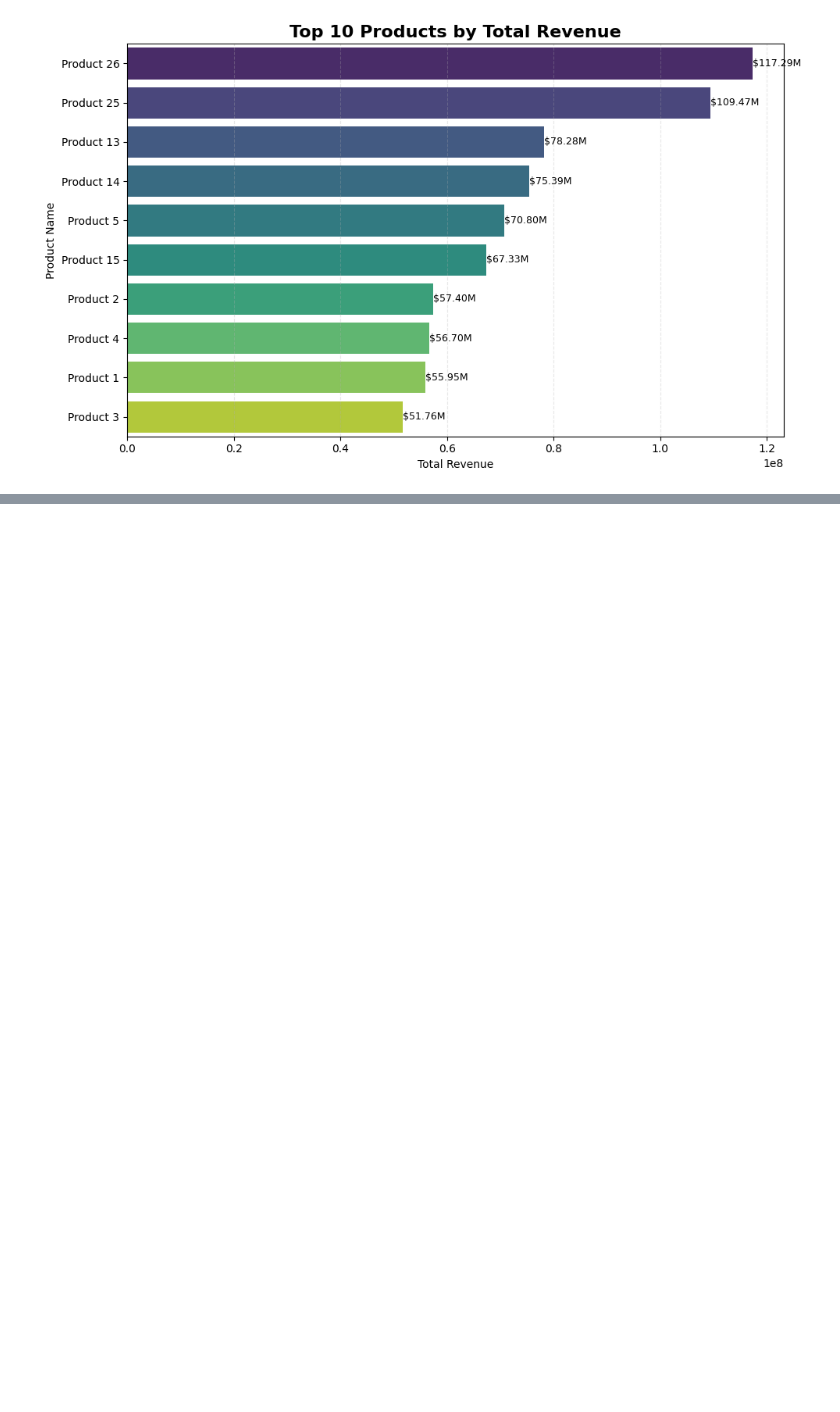
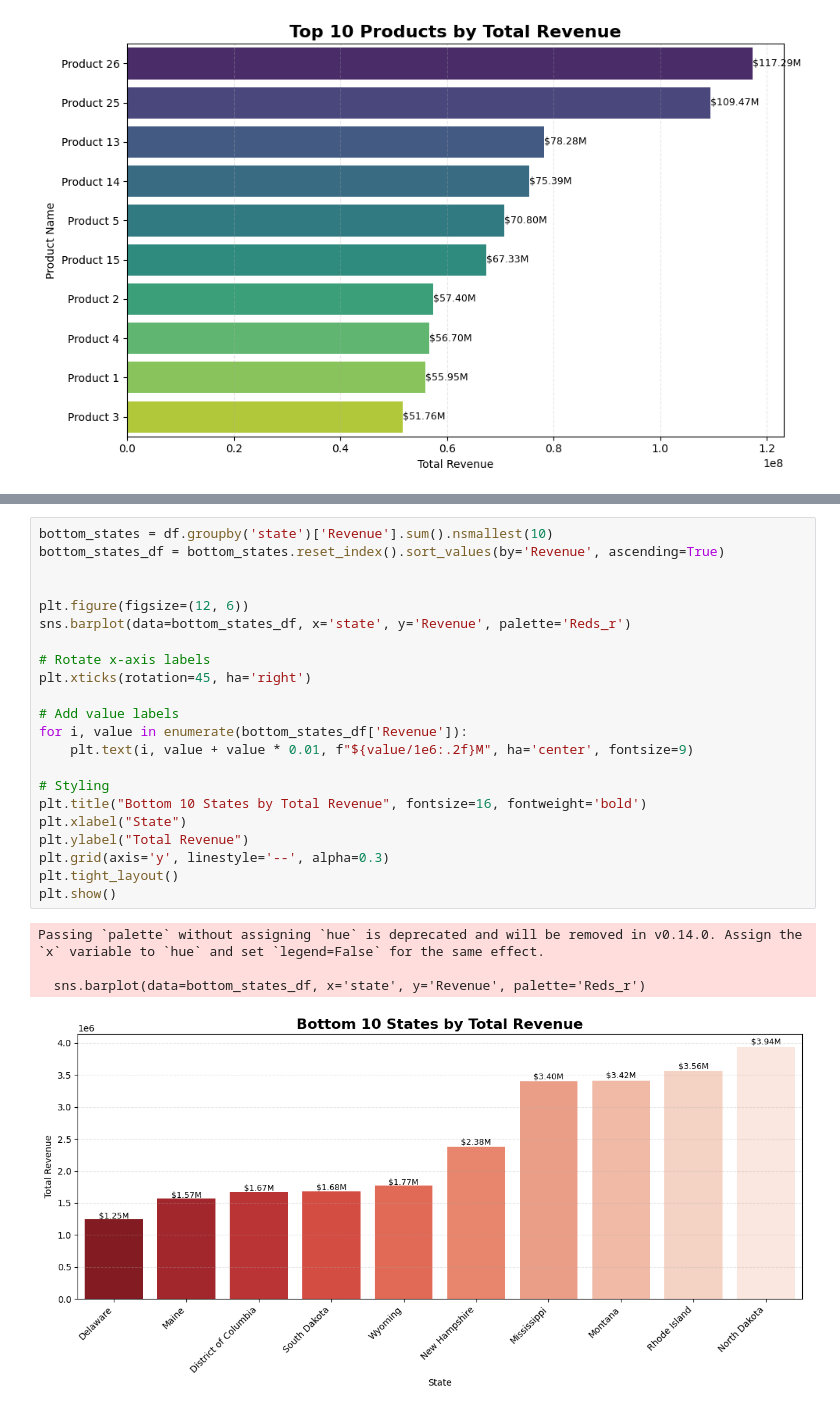
Before and after one commit to Shubham01-T/Sales_Data_Analysis-, a Jupyter notebook: Sales_Data_Analysis.ipynb, the cells around one changed output, grey strips where cells are left out. Drawn from its saved outputs; the diff is of its cells as text; blank space fills up the shorter version.

```diff
--- a/Sales_Data_Analysis.ipynb
+++ b/Sales_Data_Analysis.ipynb
@@ -488,0 +583,27 @@ Passing `palette` without assigning `hue` is deprecated and will be removed in v
+# %%
+bottom_states = df.groupby('state')['Revenue'].sum().nsmallest(10)
+bottom_states_df = bottom_states.reset_index().sort_values(by='Revenue', ascending=True)
+
+
+plt.figure(figsize=(12, 6))
+sns.barplot(data=bottom_states_df, x='state', y='Revenue', palette='Reds_r')
+
+# Rotate x-axis labels
+plt.xticks(rotation=45, ha='right')
+
+# Add value labels
+for i, value in enumerate(bottom_states_df['Revenue']):
+    plt.text(i, value + value * 0.01, f"${value/1e6:.2f}M", ha='center', fontsize=9)
+
+# Styling
+plt.title("Bottom 10 States by Total Revenue", fontsize=16, fontweight='bold')
+plt.xlabel("State")
+plt.ylabel("Total Revenue")
+plt.grid(axis='y', linestyle='--', alpha=0.3)
+plt.tight_layout()
+plt.show()
+# %% [output]
+Passing `palette` without assigning `hue` is deprecated and will be removed in v0.14.0. Assign the `x` variable to `hue` and set `legend=False` for the same effect.
+
+  sns.barplot(data=bottom_states_df, x='state', y='Revenue', palette='Reds_r')
+[figure, added]
```
Also changed, not shown: parts of 8 cells of this notebook.
